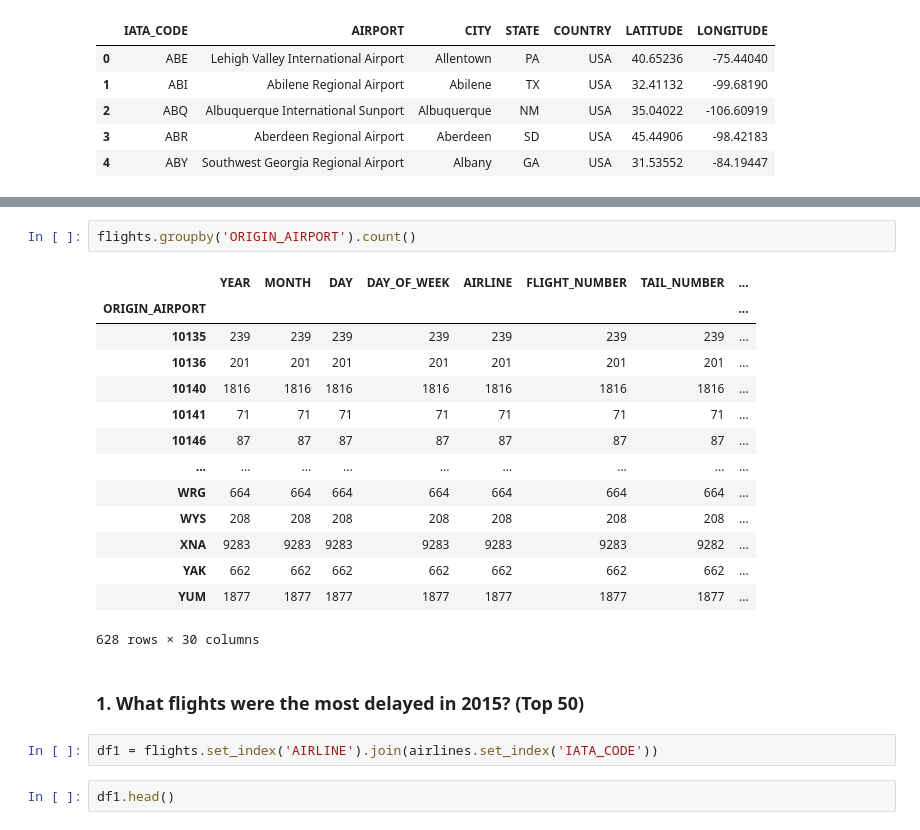
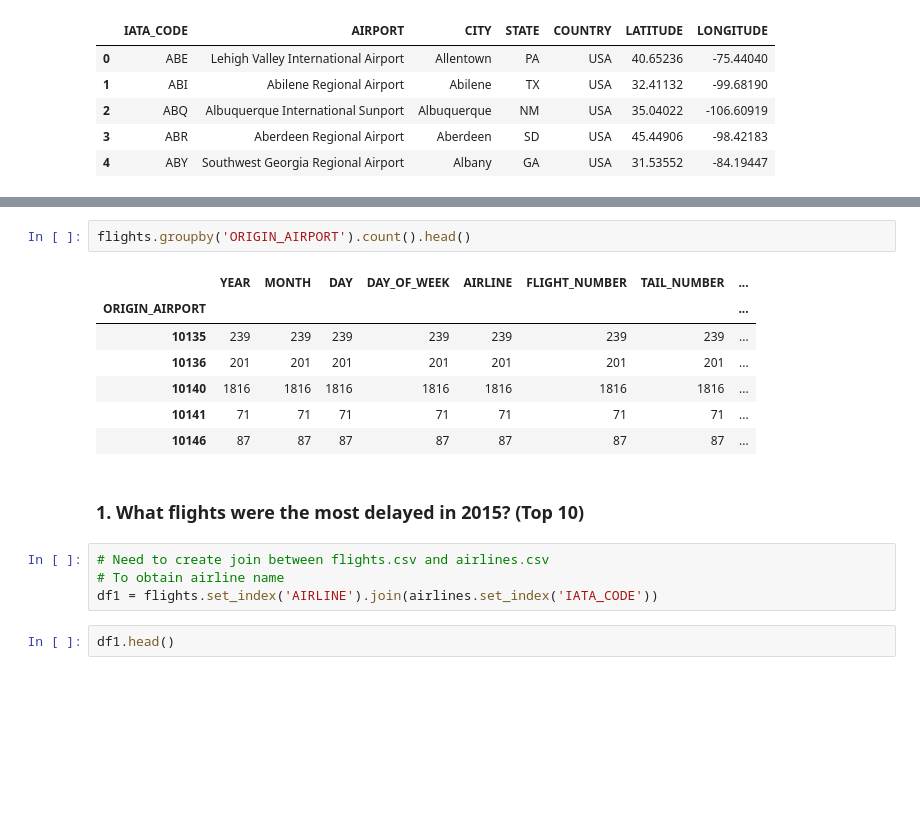
Before and after one commit to EvanMChowdhury/PortfolioProjects, a Jupyter notebook: Pandas_SQL_Flights_Notebook.ipynb, the cells around one changed output, grey strips where cells are left out. Cells and saved outputs as stored; diff of their text form; blank space fills up the shorter version.

```diff
--- a/Pandas_SQL_Flights_Notebook.ipynb
+++ b/Pandas_SQL_Flights_Notebook.ipynb
@@ -114,23 +88,18 @@ flights.query('DAY_OF_WEEK == 2')
 # %%
-flights.groupby('ORIGIN_AIRPORT').count()
+flights.groupby('ORIGIN_AIRPORT').count().head()
 # %% [output]
 |  | YEAR | MONTH | DAY | DAY_OF_WEEK | AIRLINE | FLIGHT_NUMBER | TAIL_NUMBER | ... |
 | ORIGIN_AIRPORT |  |  |  |  |  |  |  | ... |
 | 10135 | 239 | 239 | 239 | 239 | 239 | 239 | 239 | ... |
 | 10136 | 201 | 201 | 201 | 201 | 201 | 201 | 201 | ... |
 | 10140 | 1816 | 1816 | 1816 | 1816 | 1816 | 1816 | 1816 | ... |
 | 10141 | 71 | 71 | 71 | 71 | 71 | 71 | 71 | ... |
 | 10146 | 87 | 87 | 87 | 87 | 87 | 87 | 87 | ... |
-| ... | ... | ... | ... | ... | ... | ... | ... | ... |
-| WRG | 664 | 664 | 664 | 664 | 664 | 664 | 664 | ... |
-| WYS | 208 | 208 | 208 | 208 | 208 | 208 | 208 | ... |
-| XNA | 9283 | 9283 | 9283 | 9283 | 9283 | 9283 | 9282 | ... |
-| YAK | 662 | 662 | 662 | 662 | 662 | 662 | 662 | ... |
-| YUM | 1877 | 1877 | 1877 | 1877 | 1877 | 1877 | 1877 | ... |
-628 rows × 30 columns
 # %% [markdown]
-### 1. What flights were the most delayed in 2015? (Top 50)
+### 1. What flights were the most delayed in 2015? (Top 10)
 # %%
+# Need to create join between flights.csv and airlines.csv
+# To obtain airline name
 df1 = flights.set_index('AIRLINE').join(airlines.set_index('IATA_CODE'))
 # %%
 df1.head()
```
Also changed, not shown: parts of 90 cells of this notebook.
